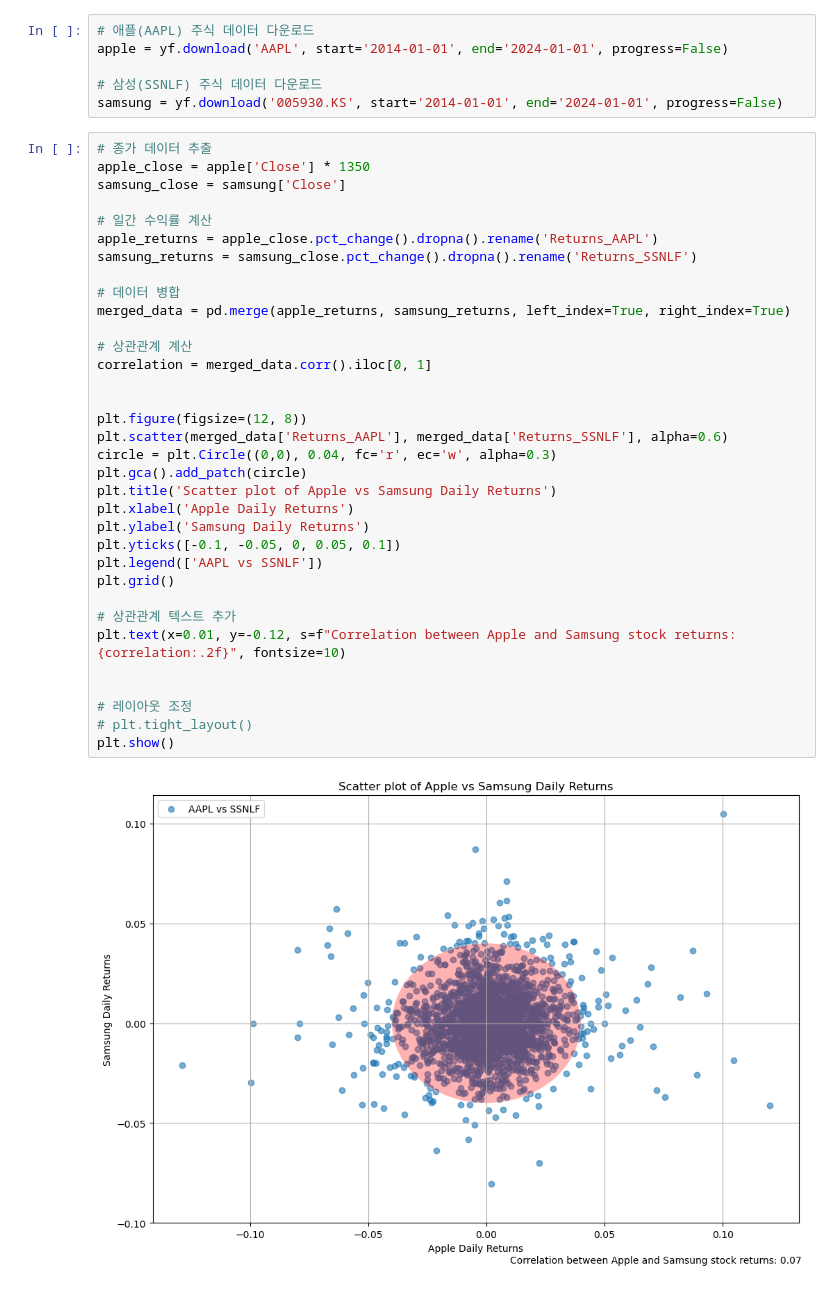
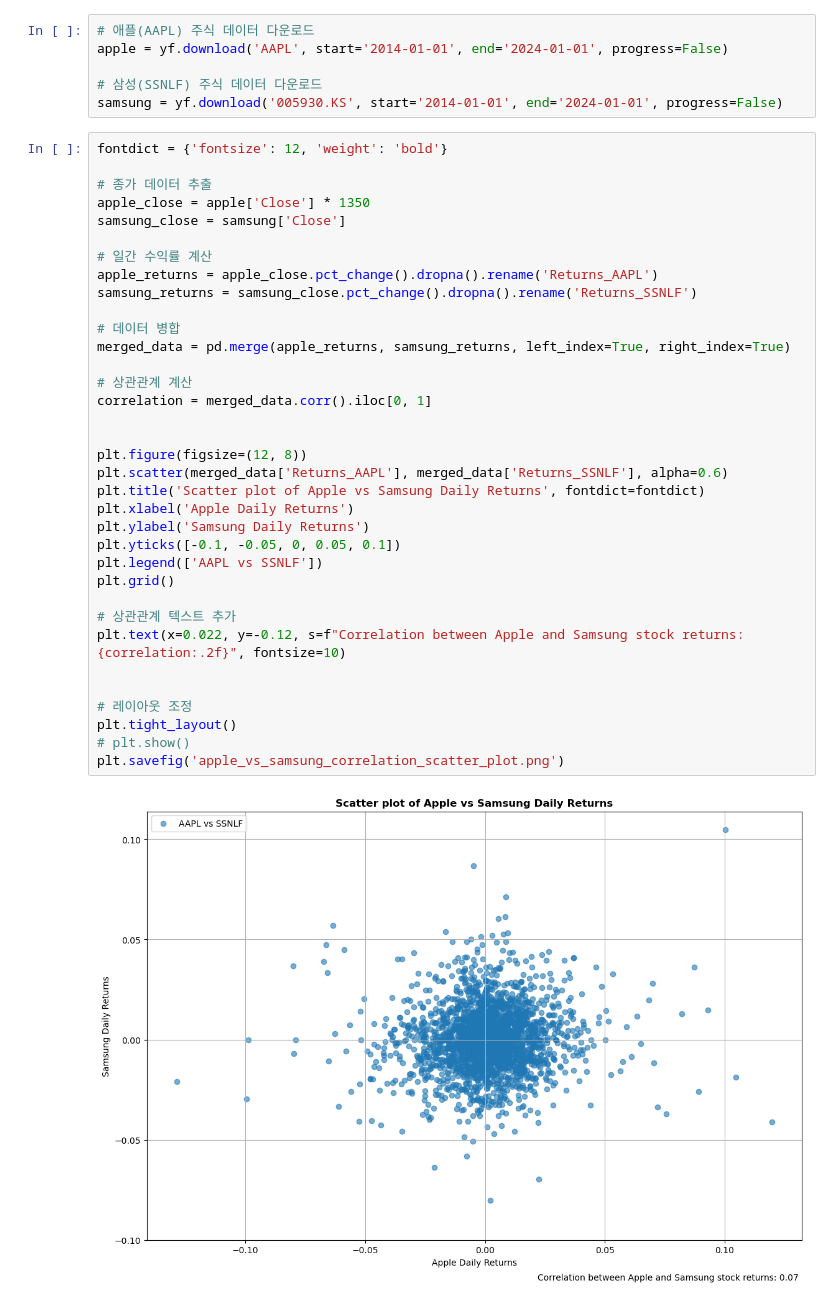
Before and after one commit to rkdgusdh/predict_stock_market_movement, a Jupyter notebook: method2.ipynb, the cells around one changed output. Saved outputs shown, nothing was run; the diff lists cells and outputs as text.

```diff
--- a/method2.ipynb
+++ b/method2.ipynb
@@ -11,41 +18,42 @@ apple = yf.download('AAPL', start='2014-01-01', end='2024-01-01', progress=False
 # 삼성(SSNLF) 주식 데이터 다운로드
 samsung = yf.download('005930.KS', start='2014-01-01', end='2024-01-01', progress=False)
 # %%
+fontdict = {'fontsize': 12, 'weight': 'bold'}
+
 # 종가 데이터 추출
 apple_close = apple['Close'] * 1350
 samsung_close = samsung['Close']
 
 # 일간 수익률 계산
 apple_returns = apple_close.pct_change().dropna().rename('Returns_AAPL')
 samsung_returns = samsung_close.pct_change().dropna().rename('Returns_SSNLF')
 
 # 데이터 병합
 merged_data = pd.merge(apple_returns, samsung_returns, left_index=True, right_index=True)
 
 # 상관관계 계산
 correlation = merged_data.corr().iloc[0, 1]
 
 
 plt.figure(figsize=(12, 8))
 plt.scatter(merged_data['Returns_AAPL'], merged_data['Returns_SSNLF'], alpha=0.6)
-circle = plt.Circle((0,0), 0.04, fc='r', ec='w', alpha=0.3)
-plt.gca().add_patch(circle)
-plt.title('Scatter plot of Apple vs Samsung Daily Returns')
+plt.title('Scatter plot of Apple vs Samsung Daily Returns', fontdict=fontdict)
 plt.xlabel('Apple Daily Returns')
 plt.ylabel('Samsung Daily Returns')
 plt.yticks([-0.1, -0.05, 0, 0.05, 0.1])
 plt.legend(['AAPL vs SSNLF'])
 plt.grid()
 
 # 상관관계 텍스트 추가
-plt.text(x=0.01, y=-0.12, s=f"Correlation between Apple and Samsung stock returns: {correlation:.2f}", fontsize=10)
+plt.text(x=0.022, y=-0.12, s=f"Correlation between Apple and Samsung stock returns: {correlation:.2f}", fontsize=10)
 
 
 # 레이아웃 조정
-# plt.tight_layout()
-plt.show()
+plt.tight_layout()
+# plt.show()
+plt.savefig('apple_vs_samsung_correlation_scatter_plot.png')
 # %% [output]
-[figure, old version]
+[figure, new version]
 # %%
 # 주식 티커 목록
 tickers = {
```
Also changed, not shown: parts of 4 cells of this notebook.
